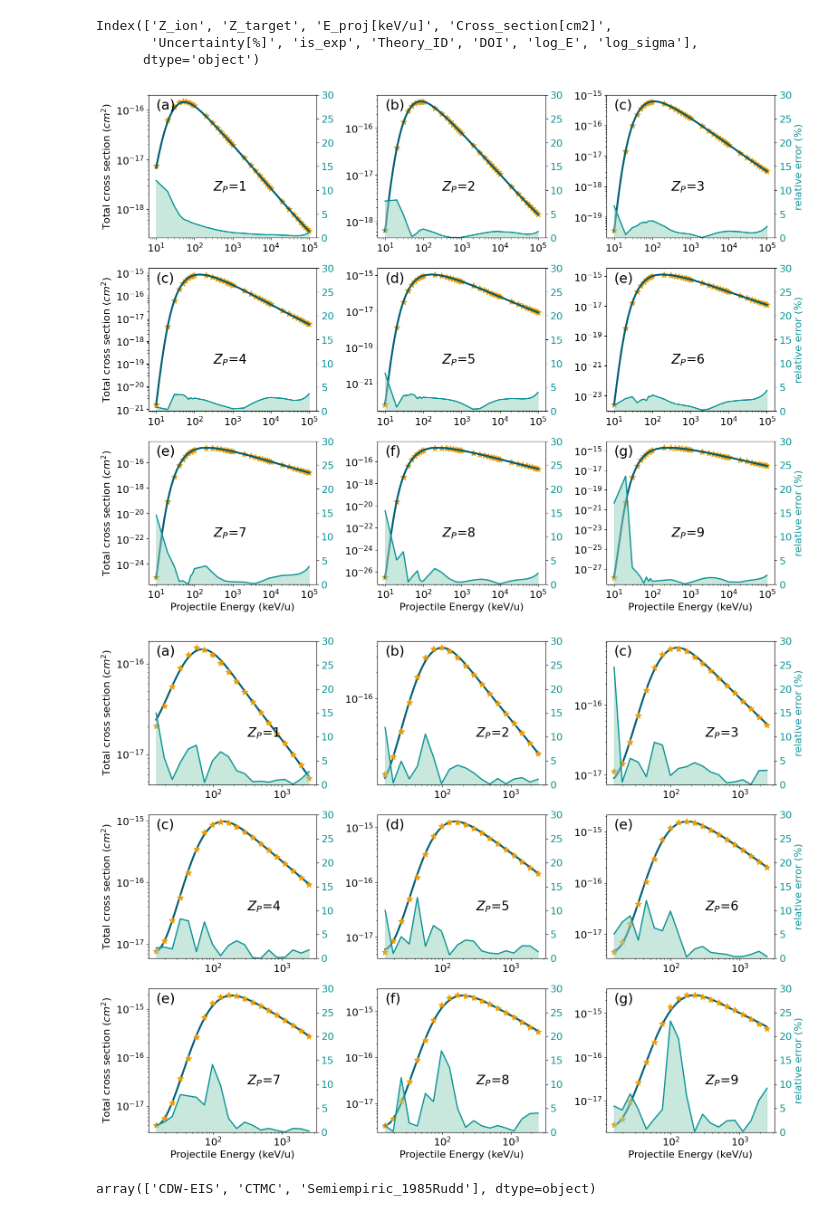
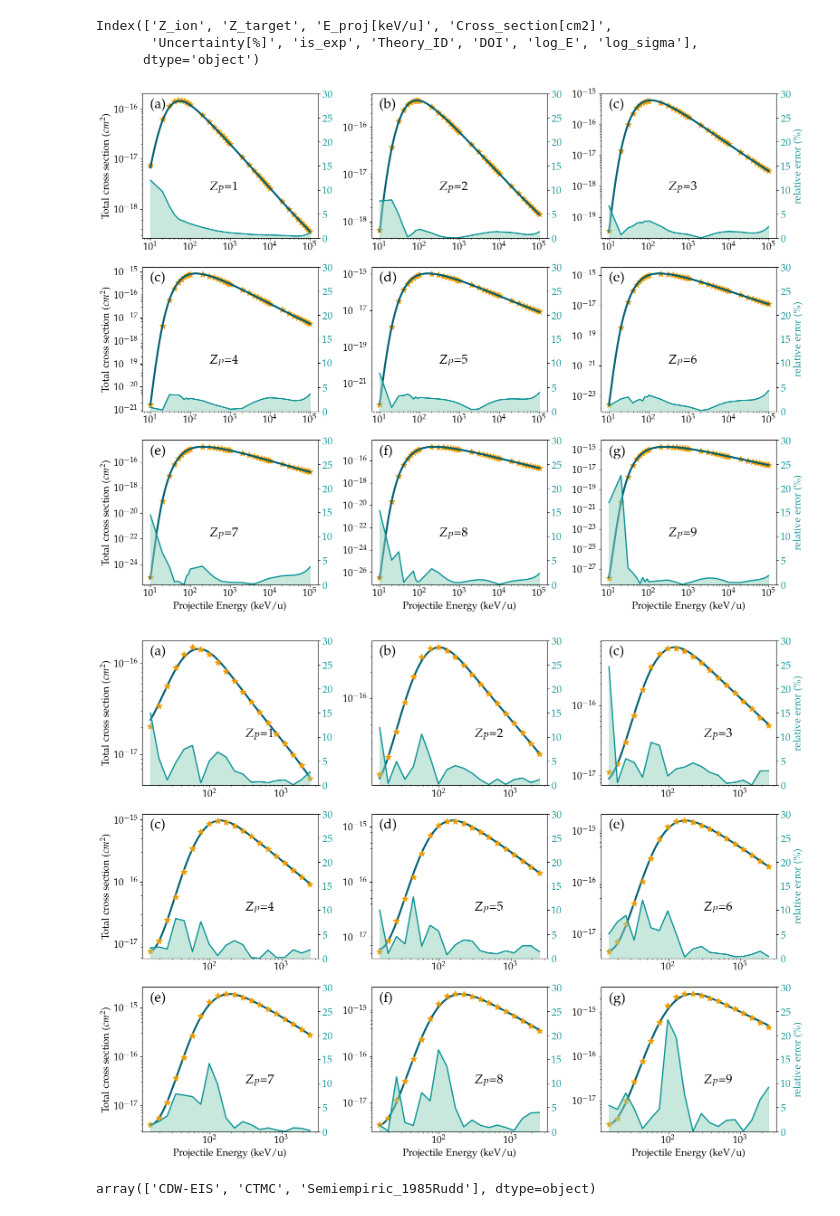
Before and after one commit to sebastlop/atomic_cond, a Jupyter notebook: performance.ipynb, the cells around one changed output. Saved outputs shown, nothing was run; the diff lists cells and outputs as text; code cells hidden in the pictures.

```diff
--- a/performance.ipynb
+++ b/performance.ipynb
@@ -6,6 +6,11 @@ import matplotlib.pyplot as plt
 import joblib
 import os, sys, logging
 from model import predict_conditional, FlexibleNN
+# 1. Enable LaTeX rendering
+plt.rcParams['text.usetex'] = True
+plt.rcParams['font.family'] = 'serif'
+plt.rcParams['font.serif'] = ['Times New Roman', 'Palatino', 'serif']
+plt.rcParams['font.size']= 16
 # %% [markdown]
 # Some evaluations in the cross sections
 
@@ -105,10 +110,7 @@ def MaxAE(predictions, ground_truth):
 def MaxRE(predictions, ground_truth):
     return torch.max(torch.abs((predictions-ground_truth)/ground_truth)).item()
 # %%
-import matplotlib.pyplot as plt
-
 # Set the global default font size to 14
-plt.rcParams.update({'font.size': 16})
 # Here we plot ground truth data vs real claculated data
 labels_figs = ['(a)','(b)','(c)','(d)','(e)',
                '(f)','(g)','(h)','(i)','(j)',
@@ -140,36 +142,36 @@ for z_ion in range(1,10):
 
     axes[idx_row,idx_col].loglog(x, y, '*', lw = 1, ms = 10, color= colorlist3[5],
                                     label = f'Theory {theory}' )
 
     axes[idx_row,idx_col].loglog(x_to_predict, 10**y_pred_lp, lw = 3,
                                     color= colorlist3[1],
                                     label = f'MLP prediction' )
 
 
 
     ax_right = axes[idx_row,idx_col].twinx()
     ax_right.semilogx(x, error, c = colorlist3[2], lw = 2)
     ax_right.fill_between(x, error,color = colorlist3[3], alpha = 0.5)
 
     ax_right.tick_params(axis='y', labelcolor=colorlist3[2])
     ax_right.set_ylim(0,30)
     ax_right.text(x.min(), 27, labels_figs[idx_col+idx_row*2], fontsize=22)
-    ax_right.text(x.min()+300, 10, f'$Z_P$={z_ion}', fontsize=20)
+    ax_right.text(x.min()+300, 10, f'$Z_P$={z_ion}', fontsize=20, fontname='serif')
 
     # axes[idx_row,idx_col].legend()
     idx_col += 1
     if idx_col == 3 :
 
         idx_col = 0
         idx_row += 1
-        ax_right.set_ylabel('relative error (%)', color=colorlist3[2])
+        ax_right.set_ylabel('relative error (\%)', color=colorlist3[2])
 for j in range(3):
     axes[j,0].set_ylabel(r'Total cross section ($cm^2$)' )
     axes[2,j].set_xlabel('Projectile Energy (keV/u)')
 fig.tight_layout()
 plt.savefig('./performance_CDWEIS.png')
 # %% [output]
-[figure, old version]
+[figure, new version]
 # %%
 fig, axes = plt.subplots(3, 3, figsize=(16, 12))
 
@@ -209,14 +211,14 @@ for z_ion in range(1,10):
 
         idx_col = 0
         idx_row += 1
-        ax_right.set_ylabel('relative error (%)', color=colorlist3[2])
+        ax_right.set_ylabel('relative error (\%)', color=colorlist3[2])
 for j in range(3):
     axes[j,0].set_ylabel(r'Total cross section ($cm^2$)' )
     axes[2,j].set_xlabel('Projectile Energy (keV/u)')
 fig.tight_layout()
 plt.savefig('./performance_CTMC.png')
 # %% [output]
-[figure, old version]
+[figure, new version]
 # %%
 np.unique(hyd_df['Theory_ID'])
 # %% [output]
```
Also changed, not shown: parts of 3 cells of this notebook, 5 other files.
